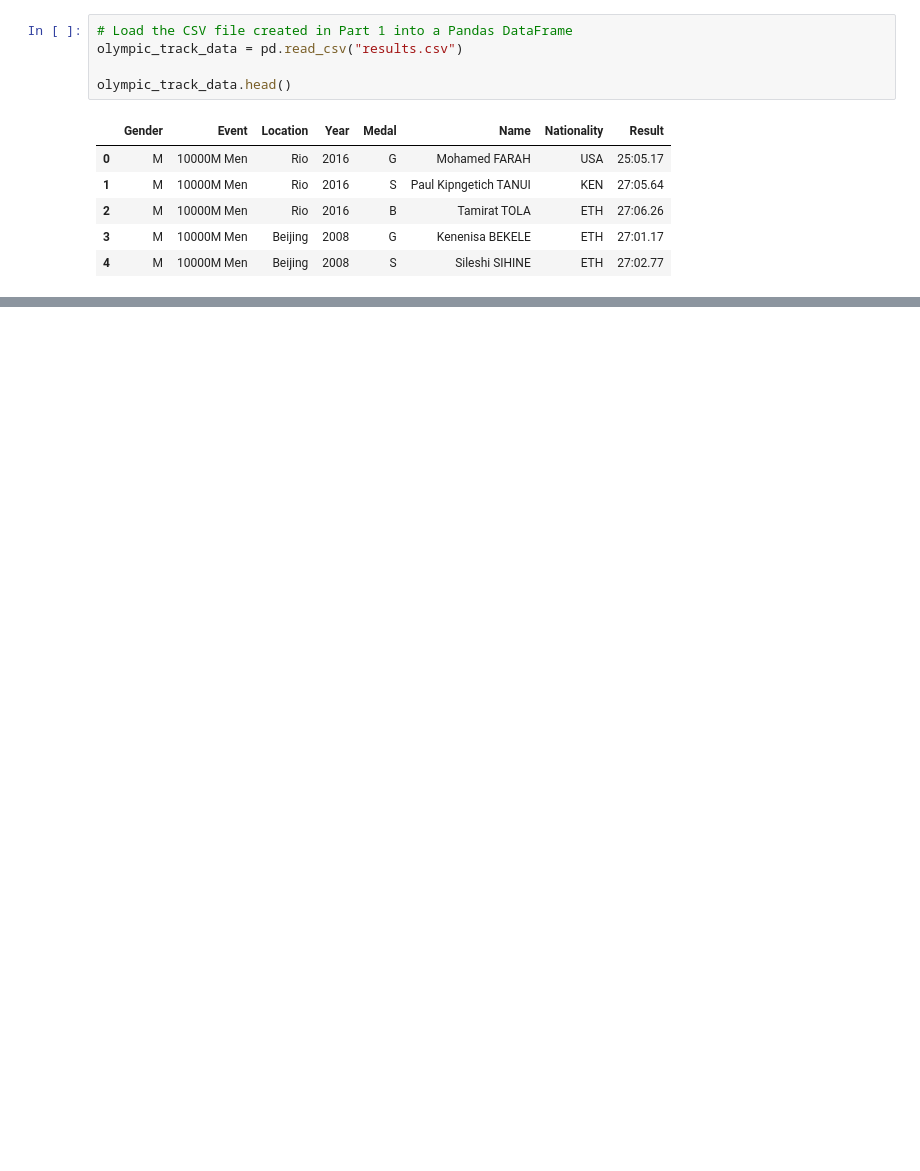
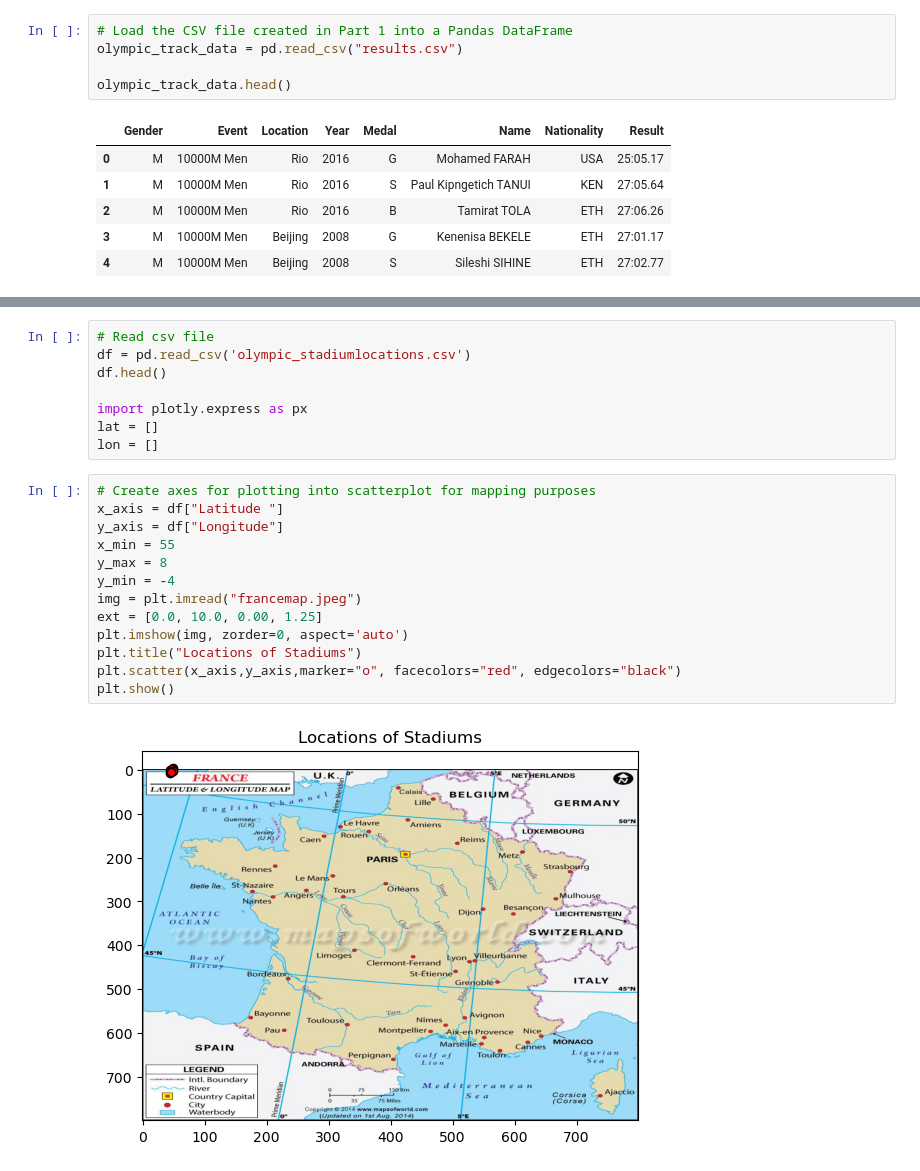
Before and after one commit to BlufferMK/Olympics_Project, a Jupyter notebook: OlympicPy.ipynb, the cells around one changed output, grey strips where cells are left out. Cells and saved outputs as stored; diff of their text form; blank space fills up the shorter version.

```diff
--- a/OlympicPy.ipynb
+++ b/OlympicPy.ipynb
@@ -56,0 +190,23 @@ print(response.json())
+# %%
+# Read csv file
+df = pd.read_csv('olympic_stadiumlocations.csv')
+df.head()
+
+import plotly.express as px
+lat = []
+lon = []
+# %%
+# Create axes for plotting into scatterplot for mapping purposes
+x_axis = df["Latitude "]
+y_axis = df["Longitude"]
+x_min = 55
+y_max = 8
+y_min = -4
+img = plt.imread("francemap.jpeg")
+ext = [0.0, 10.0, 0.00, 1.25]
+plt.imshow(img, zorder=0, aspect='auto')
+plt.title("Locations of Stadiums")
+plt.scatter(x_axis,y_axis,marker="o", facecolors="red", edgecolors="black")
+plt.show()
+# %% [output]
+[figure, added]
```
Also changed, not shown: parts of 13 cells of this notebook, 10 other files.
